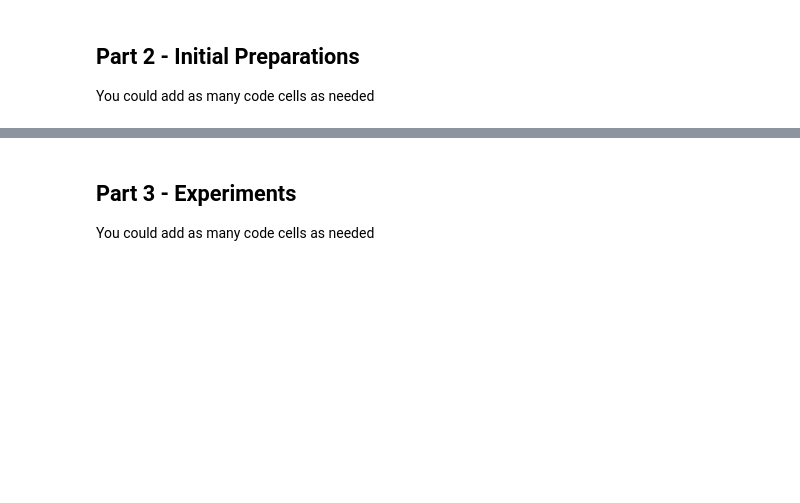
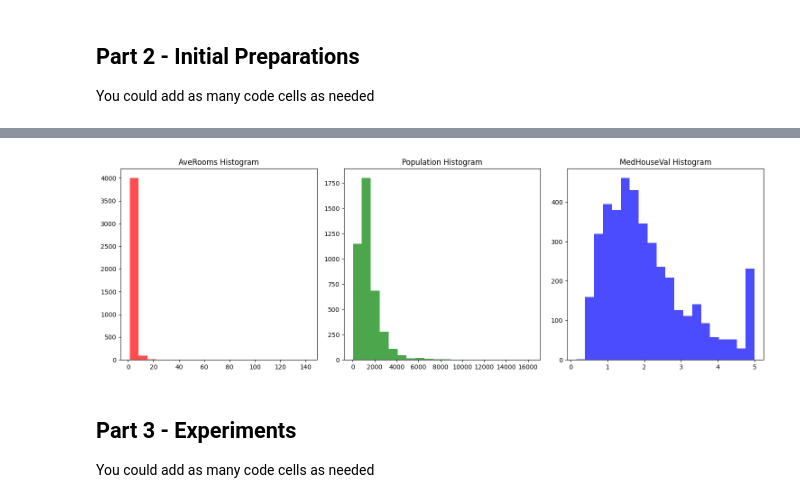
Before and after one commit to agamordechai/ml_house_prices, a Jupyter notebook: Assignment2_supervised_learning_flow.ipynb, the cells around one changed output, grey strips where cells are left out. Cells and saved outputs as stored; diff of their text form; code cells hidden in the pictures; blank space fills up the shorter version.

```diff
--- a/Assignment2_supervised_learning_flow.ipynb
+++ b/Assignment2_supervised_learning_flow.ipynb
@@ -87,3 +110,19 @@ print(df1.head(), df2.head())
+# %%
+figure , axes = plt.subplots(1, 3, figsize=(15, 5))
+
+axes[0].hist(df1[col1], bins=20, color='red', alpha=0.7)
+axes[0].set_title(f'{col1} Histogram')
+
+axes[1].hist(df1[col2], bins=20, color='green', alpha=0.7)
+axes[1].set_title(f'{col2} Histogram')
+
+axes[2].hist(df1[col3], bins=20, color='blue', alpha=0.7)
+axes[2].set_title(f'{col3} Histogram')
+
+plt.tight_layout()
+plt.show()
+# %% [output]
+[figure, added]
 # %% [markdown]
 ## Part 3 - Experiments
 You could add as many code cells as needed
```
Also changed, not shown: parts of 4 cells of this notebook.
